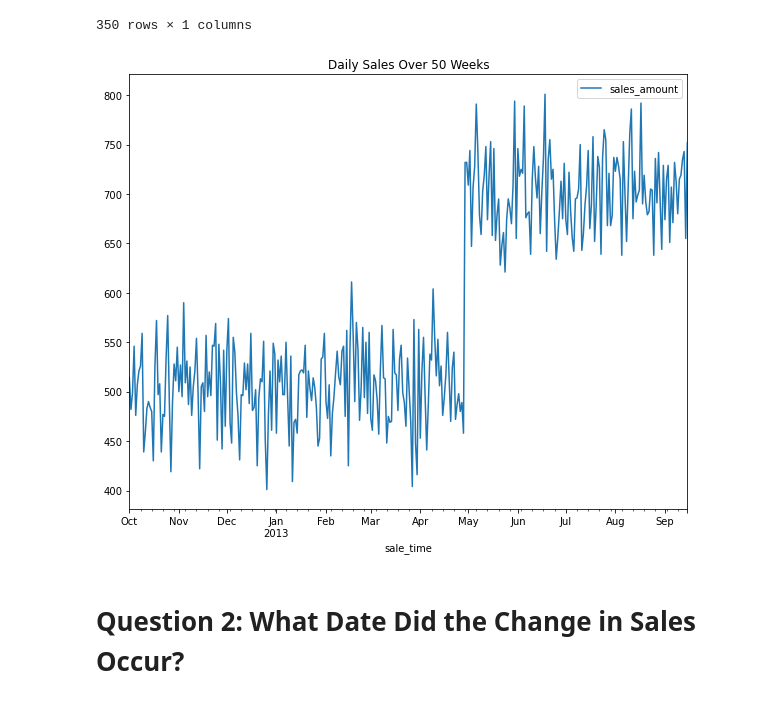
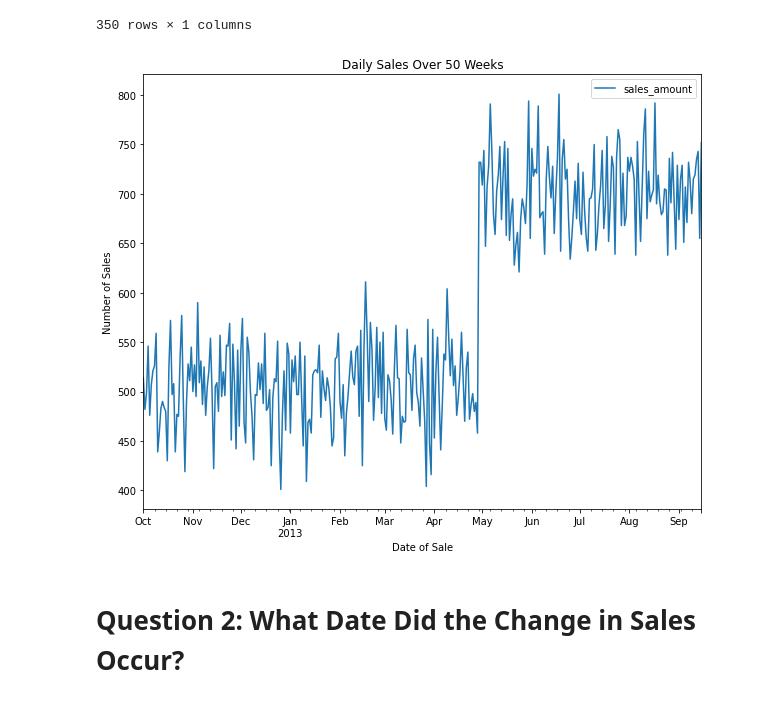
Before and after one commit to AvatarJoshi/project_23-me, a Jupyter notebook: data_project_23&me.ipynb, the cells around one changed output. Drawn from its saved outputs; the diff is of its cells as text; code cells hidden in the pictures.

```diff
--- a/data_project_23&me.ipynb
+++ b/data_project_23&me.ipynb
@@ -118,11 +118,12 @@ daily_sales_df
 # %%
 # Set constant figure size
 figure_size = (10,8)
 # Plot daily sales for all 50 weeks
-daily_sales_df.plot(figsize=figure_size, title="Daily Sales Over 50 Weeks")
+daily_sales_df.plot(figsize=figure_size, title="Daily Sales Over 50 Weeks", ylabel="Number of Sales", xlabel="Date of Sale")
+plt.savefig('./resources/daily_sales.png')
 plt.show()
 # %% [output]
-[figure, old version]
+[figure, new version]
 # %% [markdown]
 # Question 2: What Date Did the Change in Sales Occur?
 # %%
```
Also changed, not shown: parts of 2 cells of this notebook, 6 other files.
